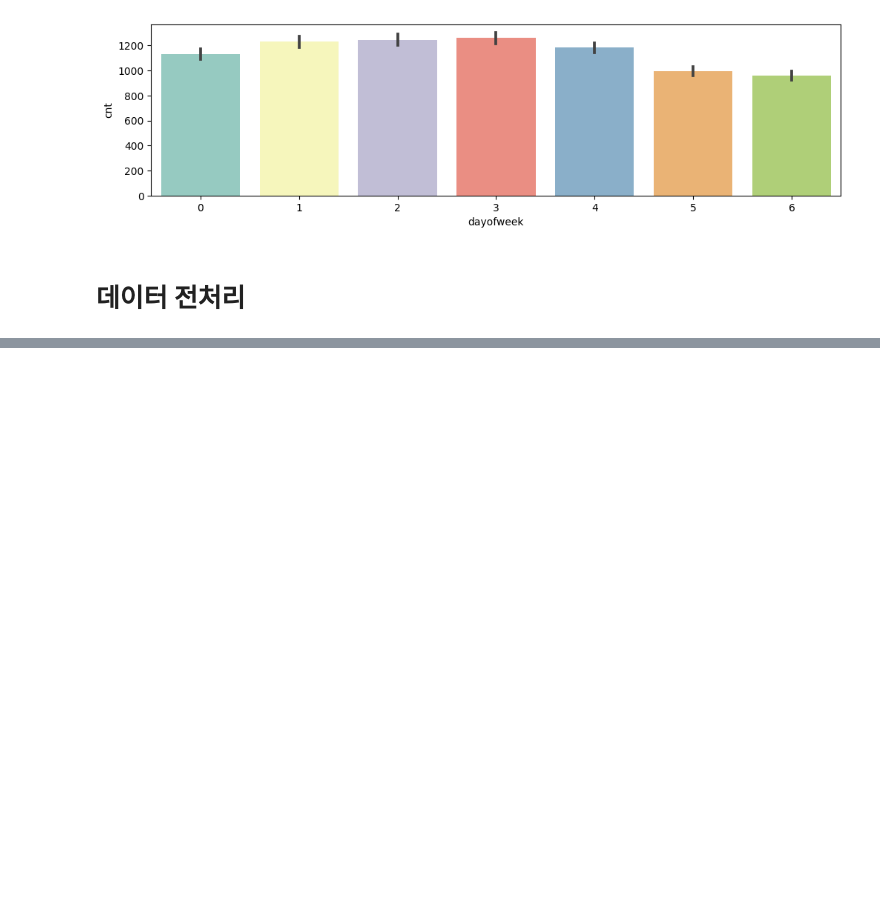
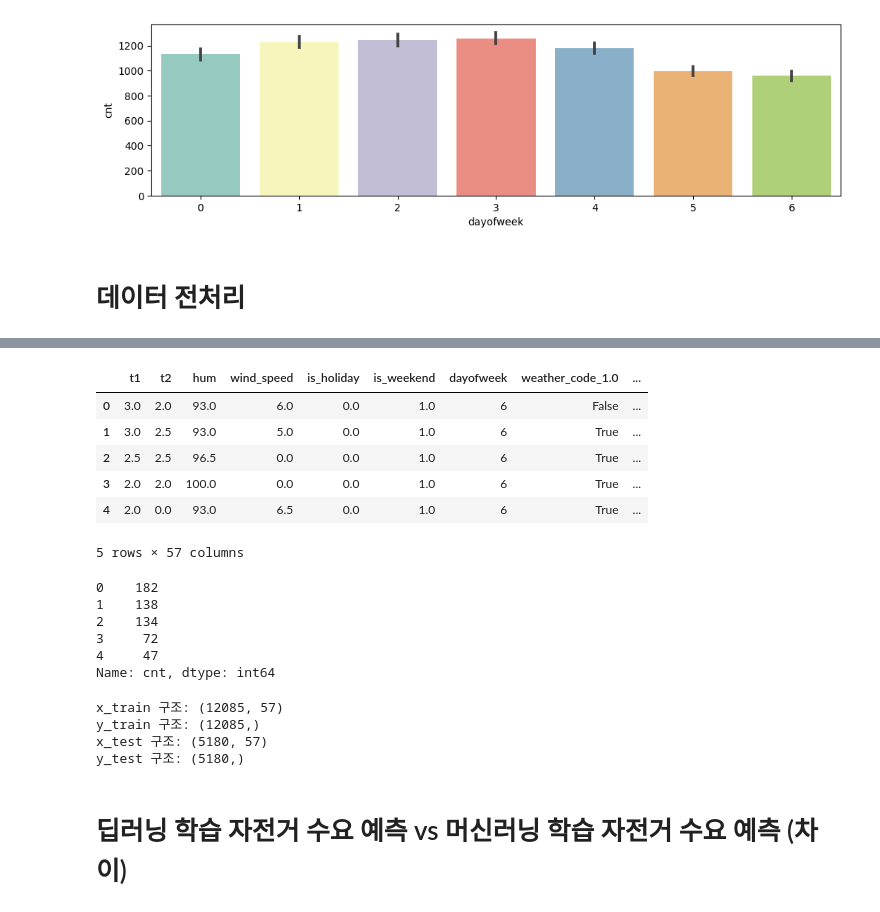
Before and after one commit to bin2da97/kaggle_london_bike, a Jupyter notebook: london-bike.ipynb, the cells around one changed output, grey strips where cells are left out. Saved outputs shown, nothing was run; the diff lists cells and outputs as text; code cells hidden in the pictures; blank space fills up the shorter version.

```diff
--- a/london-bike.ipynb
+++ b/london-bike.ipynb
@@ -227,0 +369,24 @@ def is_outliers(s):
+# %%
+# cnt 종속 변수 그 외는 독립 변수
+# 데이터(종속 변수,독립 변수) 분리
+df_y = df_out['cnt']
+df_x = df_out.drop(['timestamp','cnt'],axis = 1)
+# timestamp는 다 활용했으므로 버리고, cnt는 종속변수, axis를 1로하면 열 기준 삭제, 0은 행
+df_x.head()
+# %% [output]
+|  | t1 | t2 | hum | wind_speed | is_holiday | is_weekend | dayofweek | weather_code_1.0 | ... |
+| 0 | 3.0 | 2.0 | 93.0 | 6.0 | 0.0 | 1.0 | 6 | False | ... |
+| 1 | 3.0 | 2.5 | 93.0 | 5.0 | 0.0 | 1.0 | 6 | True | ... |
+| 2 | 2.5 | 2.5 | 96.5 | 0.0 | 0.0 | 1.0 | 6 | True | ... |
+| 3 | 2.0 | 2.0 | 100.0 | 0.0 | 0.0 | 1.0 | 6 | True | ... |
+| 4 | 2.0 | 0.0 | 93.0 | 6.5 | 0.0 | 1.0 | 6 | True | ... |
+5 rows × 57 columns
+# %%
+df_y.head()
+# %% [output]
+0    182
+1    138
+2    134
+3     72
+4     47
+Name: cnt, dtype: int64
@@ -227,0 +402,12 @@ def is_outliers(s):
+# %%
+print('x_train 구조:' , x_train.shape)
+print('y_train 구조:' , y_train.shape)
+print('x_test 구조:' , x_test.shape)
+print('y_test 구조:' , y_test.shape)
+# %% [output]
+x_train 구조: (12085, 57)
+y_train 구조: (12085,)
+x_test 구조: (5180, 57)
+y_test 구조: (5180,)
+# %% [markdown]
+# 딥러닝 학습 자전거 수요 예측 vs 머신러닝 학습 자전거 수요 예측 (차이)
```
Also changed, not shown: parts of 16 cells of this notebook.
